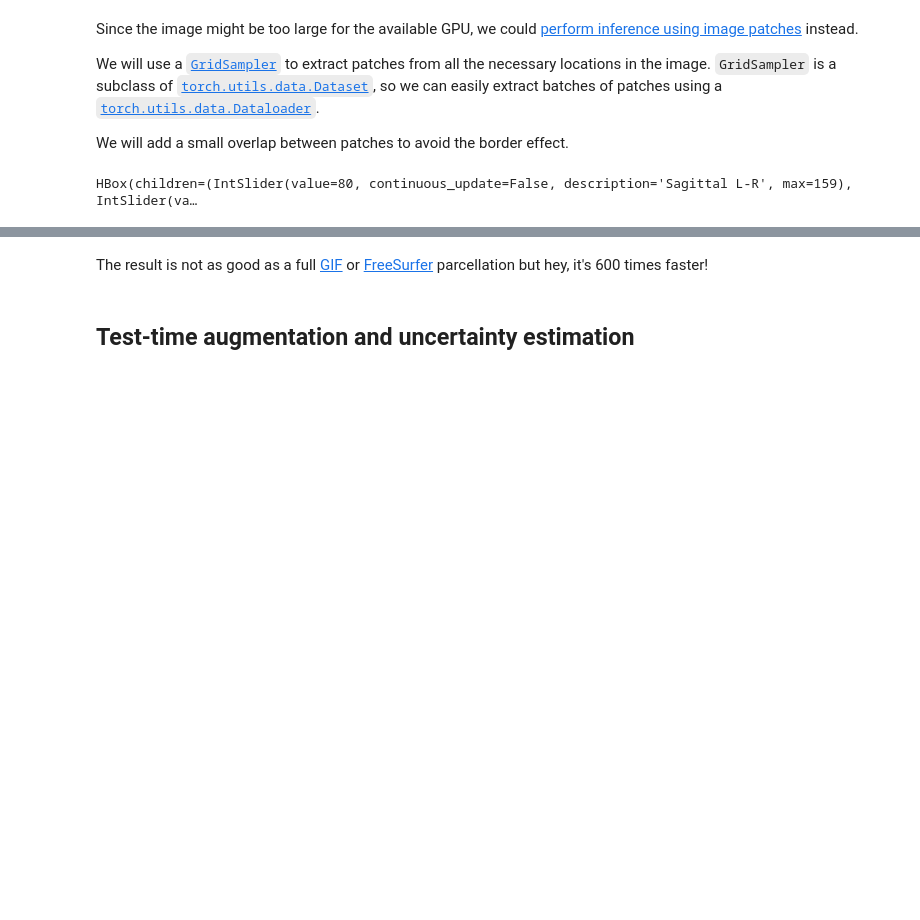
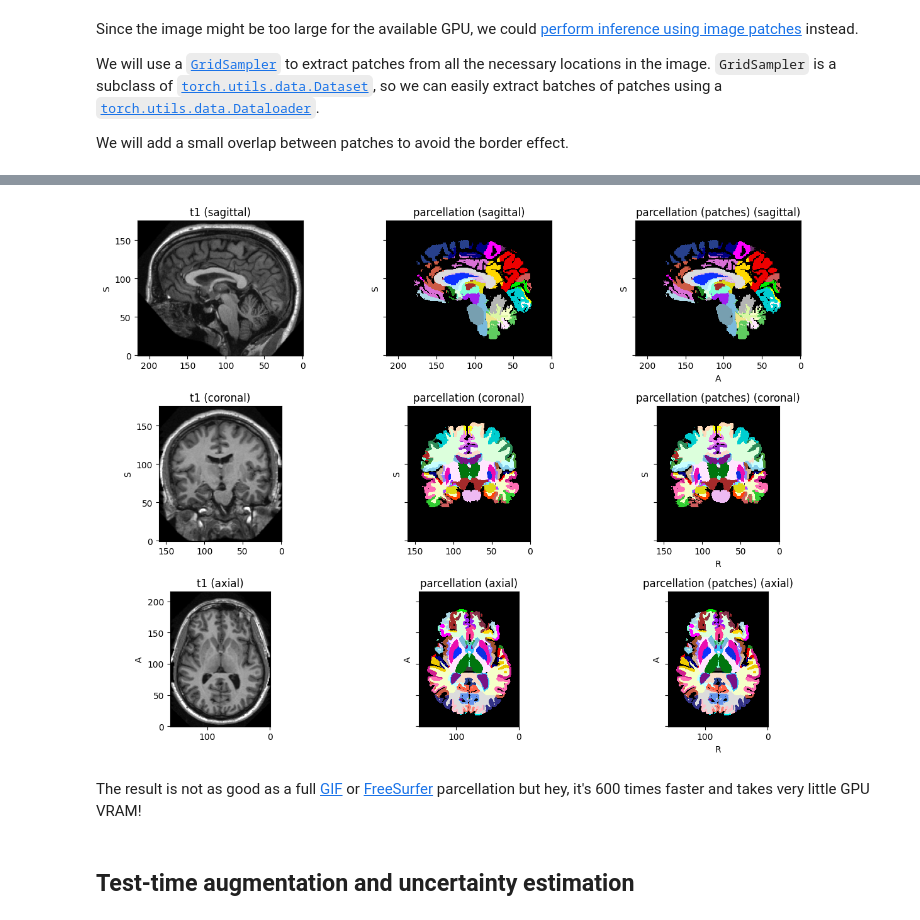
Before and after one commit to fepegar/torchio-notebooks, a Jupyter notebook: notebooks/Brain_parcellation_with_TorchIO_and_HighRes3DNet.ipynb, the cells around one changed output, grey strips where cells are left out. Saved outputs shown, nothing was run; the diff lists cells and outputs as text; code cells hidden in the pictures; blank space fills up the shorter version.

```diff
--- a/notebooks/Brain_parcellation_with_TorchIO_and_HighRes3DNet.ipynb
+++ b/notebooks/Brain_parcellation_with_TorchIO_and_HighRes3DNet.ipynb
@@ -139,7 +149,7 @@ grid_sampler = tio.inference.GridSampler(
 )
 patch_loader = torch.utils.data.DataLoader(grid_sampler)
 aggregator = tio.inference.GridAggregator(grid_sampler)
-preprocessed.clear_history()  # so that image is not padded at the end
+preprocessed.clear_history()  # so that image is not padded when inverting cropping later on
 
 for patches_batch in tqdm(patch_loader, unit='batch'):
     input_tensor = patches_batch['t1'][tio.DATA].to(device)
@@ -149,10 +159,9 @@ for patches_batch in tqdm(patch_loader, unit='batch'):
     labels = logits.argmax(dim=tio.CHANNELS_DIMENSION, keepdim=True)
     aggregator.add_batch(labels, locations)
 patchwise_output_tensor = aggregator.get_output_tensor()
-plot_volume(
-    patchwise_output_tensor.numpy().squeeze(),
-    enhance=False,
-    colors_path='GIFNiftyNet.ctbl',
-)
+seg = tio.LabelMap(tensor=patchwise_output_tensor, affine=preprocessed.t1.affine)
+name = 'parcellation (patches)'
+preprocessed.add_image(seg, name)
+cmap_dict[name] = cmap
+preprocessed.plot(cmap_dict=cmap_dict)
 # %% [output]
-HBox(children=(IntSlider(value=80, continuous_update=False, description='Sagittal L-R', max=159), IntSlider(va…
@@ -160,5 +168,6 @@ HBox(children=(IntSlider(value=80, continuous_update=False, description='Sagitta
+[figure, added]
 # %% [markdown]
-The result is not as good as a full [GIF](https://spiral.imperial.ac.uk/bitstream/10044/1/30755/4/07086081.pdf) or [FreeSurfer](https://surfer.nmr.mgh.harvard.edu/fswiki/recon-all) parcellation but hey, it's 600 times faster!
+The result is not as good as a full [GIF](https://spiral.imperial.ac.uk/bitstream/10044/1/30755/4/07086081.pdf) or [FreeSurfer](https://surfer.nmr.mgh.harvard.edu/fswiki/recon-all) parcellation but hey, it's 600 times faster and takes very little GPU VRAM!
 # %% [markdown]
 ## Test-time augmentation and uncertainty estimation
 # %% [markdown]
```
Also changed, not shown: parts of 21 cells of this notebook.
